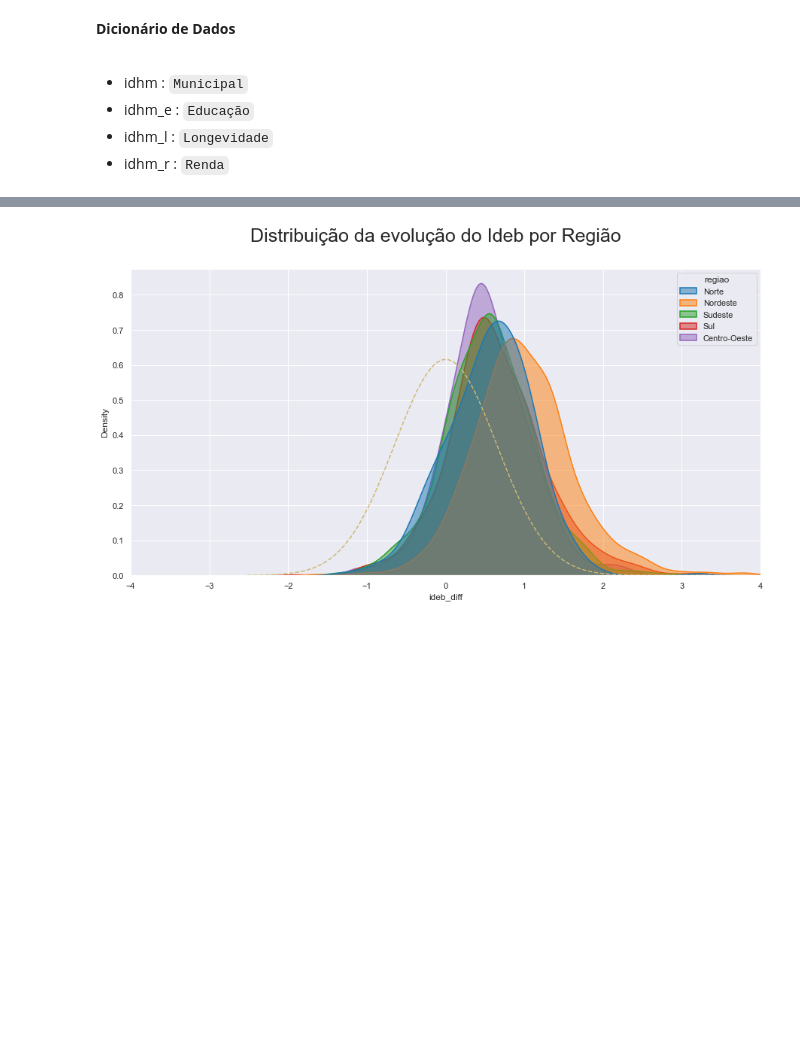
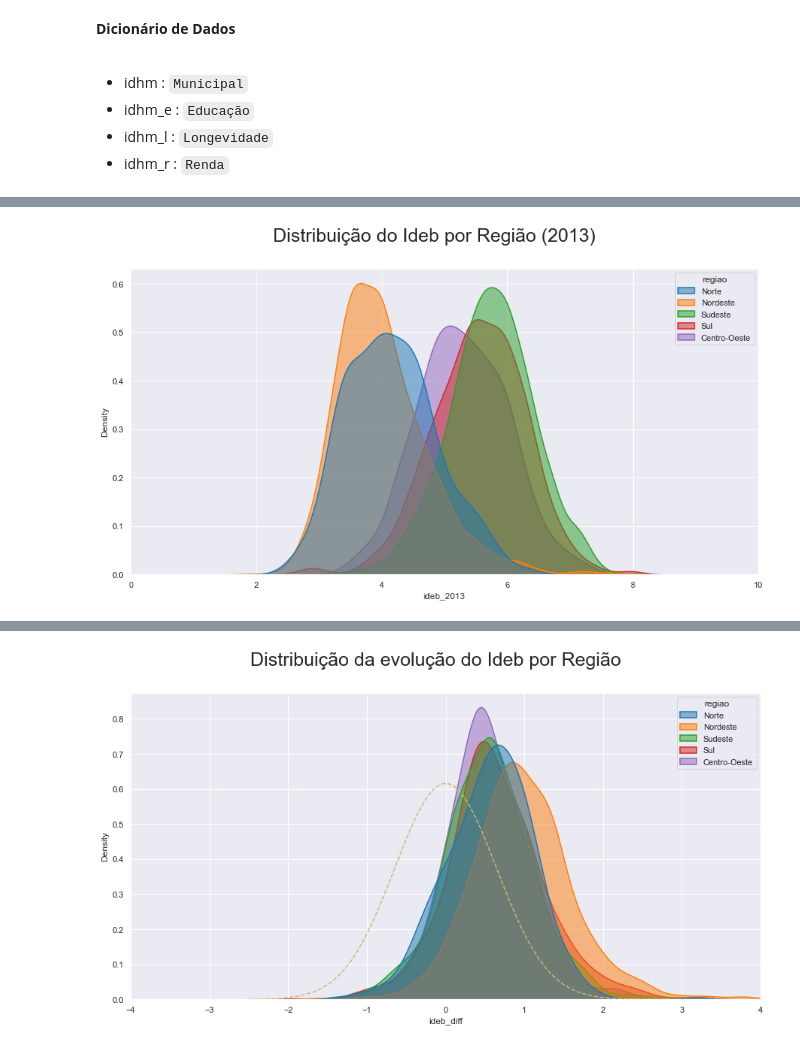
Before and after one commit to UFRJ-Analytica/odd2021, a Jupyter notebook: analises.ipynb, the cells around one changed output, grey strips where cells are left out. Cells and saved outputs as stored; diff of their text form; code cells hidden in the pictures; blank space fills up the shorter version.

```diff
--- a/analises.ipynb
+++ b/analises.ipynb
@@ -284,11 +247,11 @@ df_despesas.head()
 with open("./Utils/moedas_2019.json", mode="r") as f:
     MOEDAS_2019 = json.load(f)
 
-def correct_money(row):
+def correcao_monetaria(row):
     row["valor"] *= MOEDAS_2019[str(row["ano"])]
     return row
 
-corrigido_df_despesas = df_despesas.apply(lambda row: correct_money(row), axis=1)
+corrigido_df_despesas = df_despesas.apply(lambda row: correcao_monetaria(row), axis=1)
 # %%
 query_ideb = "SELECT id_municipio, municipio, estado_abrev AS sigla_uf, ano, rede, ensino, ideb FROM `basedosdados.br_inep_ideb.municipio`;"
 
@@ -445,0 +419,25 @@ plt.savefig('./Imagens/analise_finbra_2017.svg', format='svg', dpi=1200)
+# %%
+sns.set_theme(style="darkgrid")
+
+fig, ax = plt.subplots(figsize = (15,7.5))
+
+ax = sns.kdeplot(data = tabela_rafael,
+                  x= "ideb_2013",
+                  hue = 'regiao',
+                  palette = "tab10",
+                  fill = True,
+                  common_norm = False,
+                  alpha = .5,
+                  linewidth = 1.5)
+
+
+ax.set_xlim(0, 10)
+
+
+
+fig.suptitle('Distribuição do Ideb por Região (2013)', fontsize=25)
+
+
+plt.savefig("./Imagens/dist_ideb_regiao_2013.png", dpi=400)
+# %% [output]
+[figure, added]
```
Also changed, not shown: parts of 52 cells of this notebook, 5 other files.
